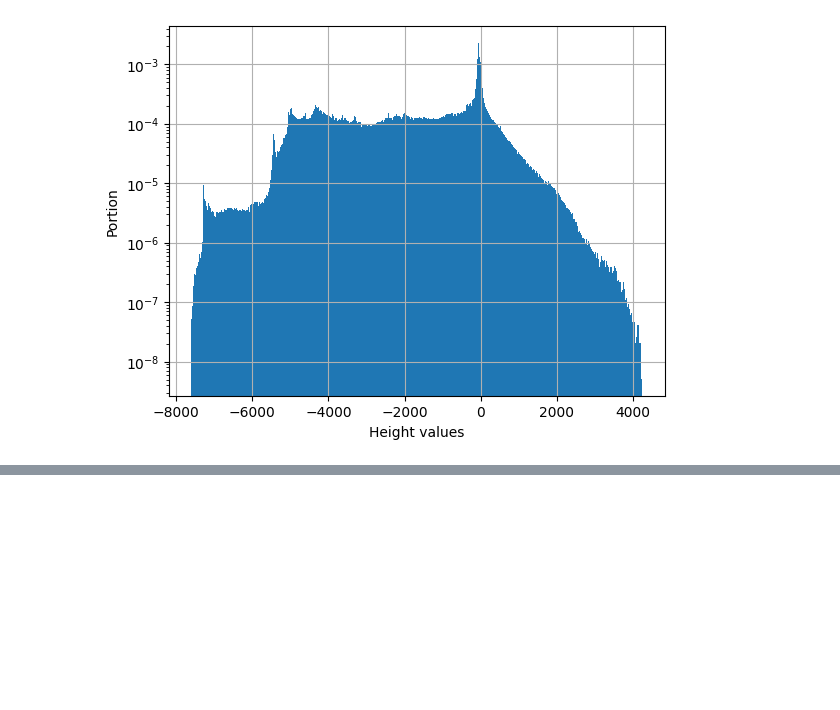
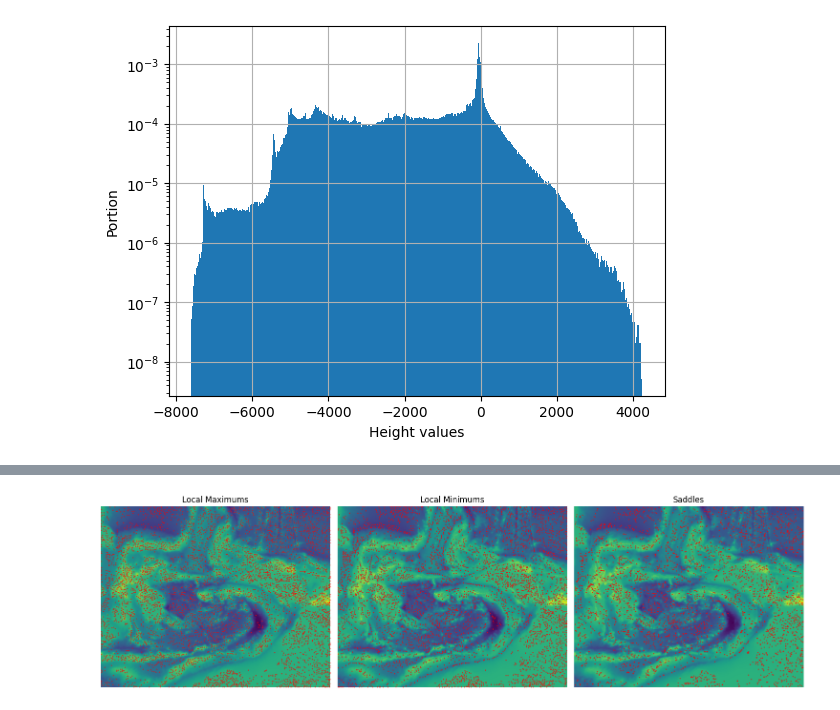
Before and after one commit to zimfv/topological-illustrations, a Jupyter notebook: notebooks/GeoData Analysis.ipynb, the cells around one changed output, grey strips where cells are left out. Cells and saved outputs as stored; diff of their text form; code cells hidden in the pictures; blank space fills up the shorter version.

```diff
--- a/notebooks/GeoData Analysis.ipynb
+++ b/notebooks/GeoData Analysis.ipynb
@@ -71,0 +184,20 @@ for i, filtration_height in enumerate(filtration_heights):
+# %%
+fig, axs = plt.subplots(1, 3, figsize=(15, 6))
+
+for i in range(3):
+    axs[i].imshow(heights_decreased, cmap='viridis')
+    axs[i].axis('off')
+
+axs[0].set_title('Local Maximums')
+axs[0].scatter(local_maximums[1], local_maximums[0], color='red', marker='.', s=1)
+
+axs[1].set_title('Local Minimums')
+axs[1].scatter(local_minimums[1], local_minimums[0], color='red', marker='.', s=1)
+
+axs[2].set_title('Saddles')
+axs[2].scatter(saddles[1], saddles[0], color='red', marker='.', s=1)
+
+plt.tight_layout()
+plt.show()
+# %% [output]
+[figure, added]
```
Also changed, not shown: parts of 14 cells of this notebook.
